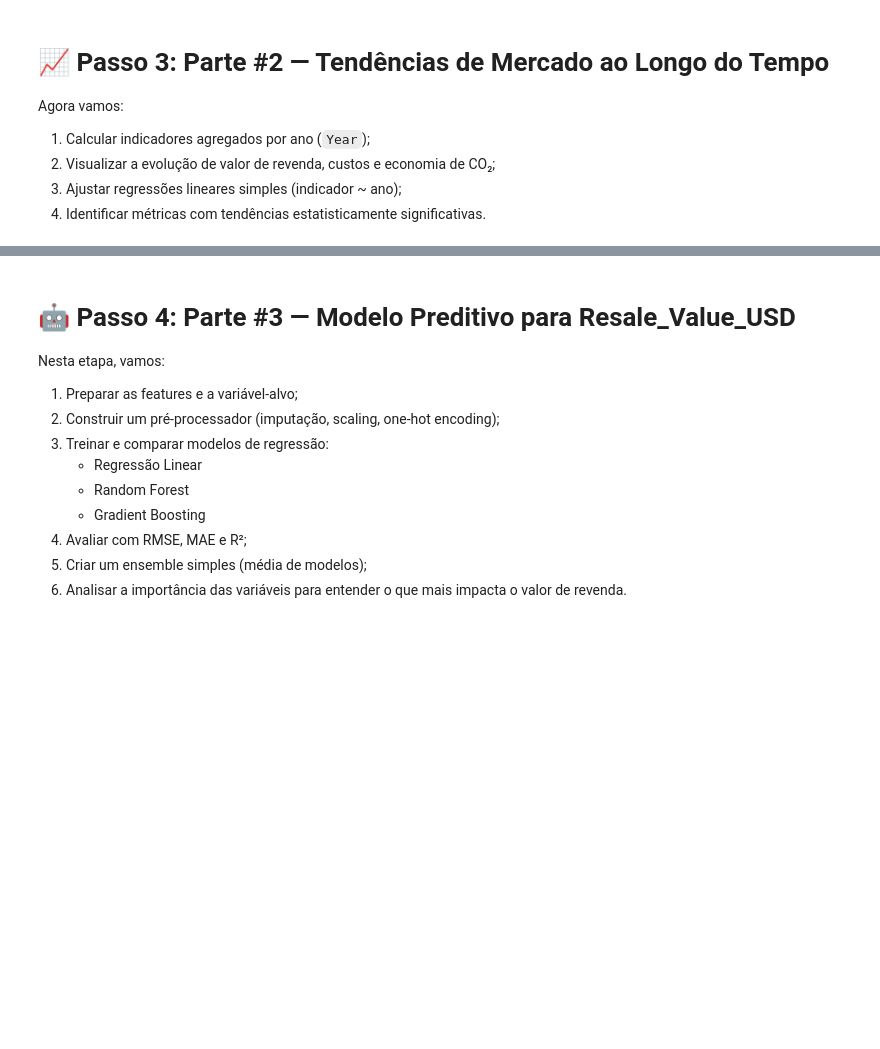
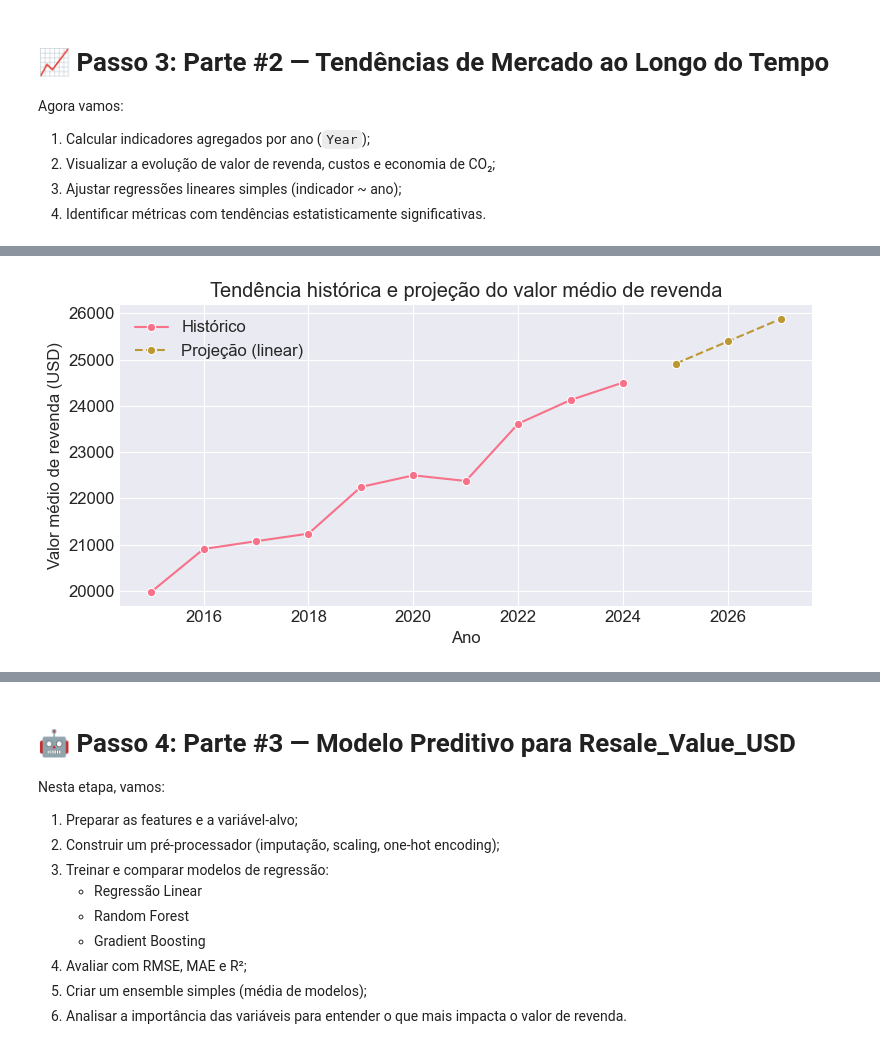
Before and after one commit to abraaopinto/electric-vehicle-resale-analytics, a Jupyter notebook: notebooks/ev_resale_analysis.ipynb, the cells around one changed output, grey strips where cells are left out. Cells and saved outputs as stored; diff of their text form; code cells hidden in the pictures; blank space fills up the shorter version.

Commit message:
feat: projeção simples e ajuste na instalação/execução conforme README

```diff
--- a/notebooks/ev_resale_analysis.ipynb
+++ b/notebooks/ev_resale_analysis.ipynb
@@ -893,0 +899,90 @@ REGRESSÕES LINEARES SIMPLES (metric ~ Year)
+# %%
+# Projeção simples do valor médio de revenda para os próximos anos
+
+def plot_resale_value_projection(yearly_df, target_col="avg_resale_value", years_ahead=3):
+    """
+    Ajusta uma regressão linear Year -> target_col com base no DataFrame anual
+    e projeta os próximos `years_ahead` anos.
+
+    Parâmetros
+    ----------
+    yearly_df : pd.DataFrame
+        DataFrame agregado por ano, com índice sendo o ano e contendo a
+        coluna target_col (por exemplo 'avg_resale_value').
+
+    target_col : str, default "avg_resale_value"
+        Nome da coluna em yearly_df que representa o valor médio a ser projetado.
+
+    years_ahead : int, default 3
+        Quantidade de anos futuros a projetar.
+
+    Retorna
+    -------
+    proj_df : pd.DataFrame ou None
+        DataFrame com as projeções (ano e valor projetado), ou None se não for possível projetar.
+    """
+    if yearly_df.empty:
+        print("⚠️ DataFrame anual está vazio – nada a projetar.")
+        return None
+
+    if target_col not in yearly_df.columns:
+        print(f"⚠️ Coluna '{target_col}' não encontrada em yearly_df.")
+        return None
+
+    # X = anos (matriz 2D), y = valor médio de revenda
+    X_year = yearly_df.index.values.reshape(-1, 1)
+    y_target = yearly_df[target_col].values
+
+    # Ajusta regressão linear (LinearRegression já está importado no início do notebook)
+    lin = LinearRegression()
+    lin.fit(X_year, y_target)
+
+    # Anos futuros a projetar
+    last_year = int(yearly_df.index.max())
+    future_years = np.arange(last_year + 1, last_year + 1 + years_ahead)
+    y_future = lin.predict(future_years.reshape(-1, 1))
+
+    proj_df = pd.DataFrame(
+        {"Year": future_years, "Projected_Resale_Value": y_future}
+    )
+
+    # Exibe tabela arredondada
+    display(proj_df.round(2))
+
+    # Gráfico histórico + projeção
+    plt.figure(figsize=(8, 4))
+    sns.lineplot(
+        x=yearly_df.index,
+        y=yearly_df[target_col],
+        marker="o",
+        label="Histórico",
+    )
+    sns.lineplot(
+        x=proj_df["Year"],
+        y=proj_df["Projected_Resale_Value"],
+        marker="o",
+        linestyle="--",
+        label="Projeção (linear)",
+    )
+    plt.xlabel("Ano")
+    plt.ylabel("Valor médio de revenda (USD)")
+    plt.title("Tendência histórica e projeção do valor médio de revenda")
+    plt.tight_layout()
+    plt.legend()
+    plt.show()
+
+    return proj_df
+
+# Executa a projeção para os próximos 3 anos
+proj_resale_df = plot_resale_value_projection(
+    yearly,
+    target_col="avg_resale_value",
+    years_ahead=3,
+)
+
+# (Opcional) salvar as projeções em CSV
+if proj_resale_df is not None:
+    proj_path = REPORTS_PATH / f"proj_resale_value_{timestamp}.csv"
+    proj_resale_df.to_csv(proj_path, index=False)
+    print("📁 Projeções salvas em:", proj_path)
+# %% [output]
@@ -893,0 +993 @@ REGRESSÕES LINEARES SIMPLES (metric ~ Year)
+[figure, added]
```
Also changed, not shown: parts of 11 cells of this notebook.
